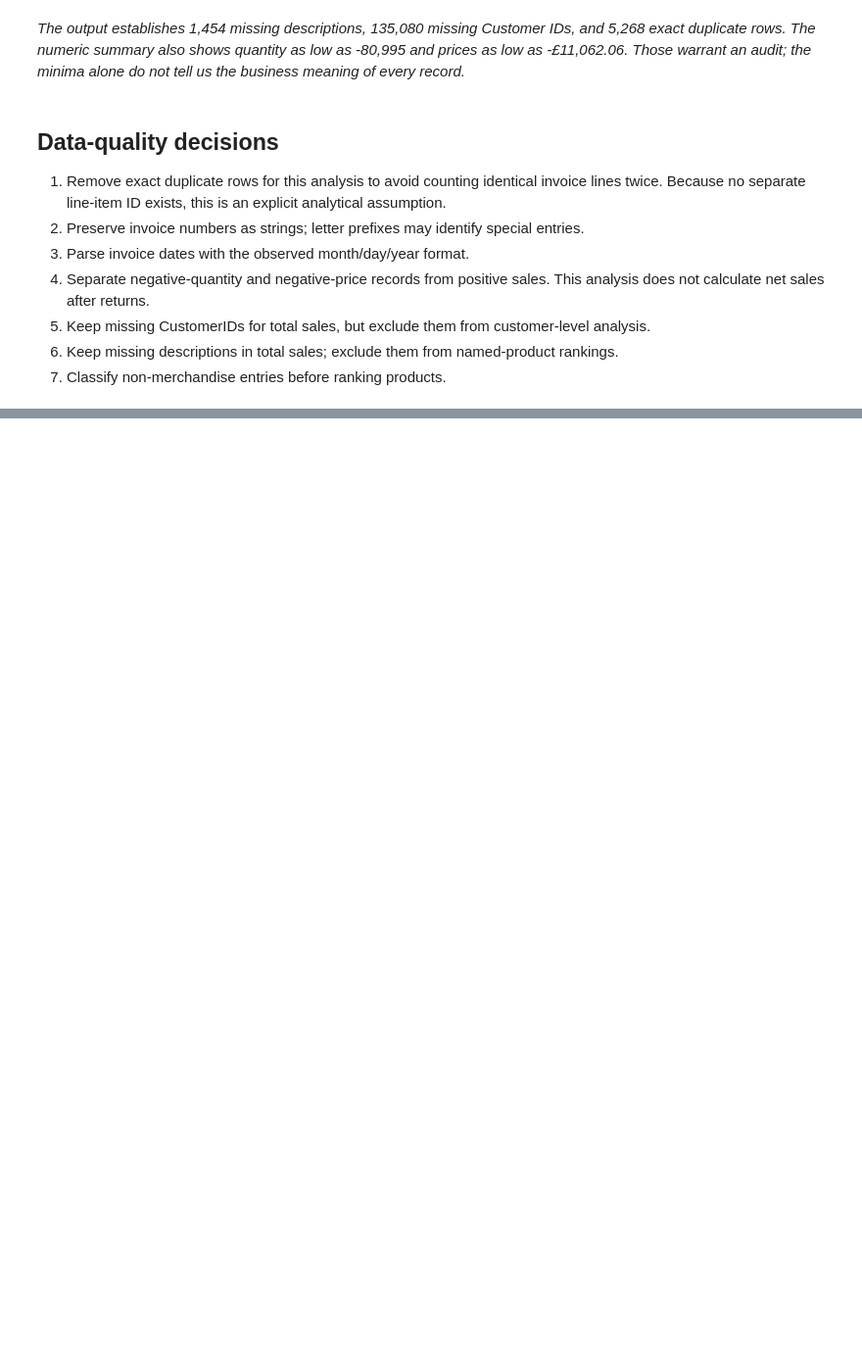
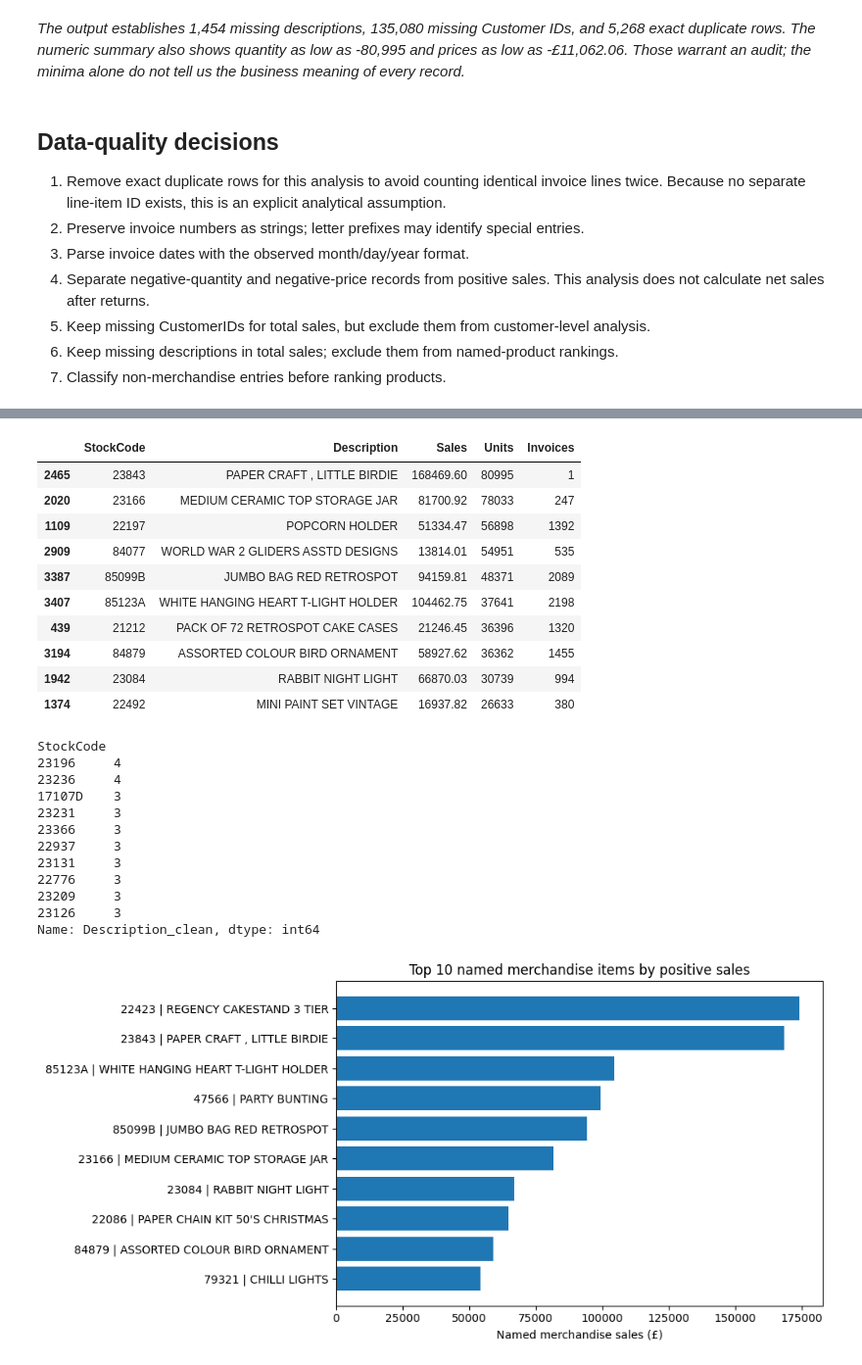
Before and after one commit to Tomisin510/BuildLabs_Internship_with_Nexus_Fellowship, a Jupyter notebook: Task-1-Ecommerce-EDA/Task_1.ipynb, the cells around one changed output, grey strips where cells are left out. Shown at 98% size. Drawn from its saved outputs; the diff is of its cells as text; code cells hidden in the pictures; blank space fills up the shorter version.

```diff
--- a/Task-1-Ecommerce-EDA/Task_1.ipynb
+++ b/Task-1-Ecommerce-EDA/Task_1.ipynb
@@ -1667,0 +484,35 @@ df_clean[df_clean['Description'].str.startswith("FRENCH PAISLEY", na=False)]
+# %%
+products = (
+    merchandise.groupby("StockCode", dropna=False)
+    .agg(
+        Description=("Description_clean", lambda s: s.mode().iat[0]),
+        Sales=("LineSales", "sum"),
+        Units=("Quantity", "sum"),
+        Invoices=("InvoiceNo", "nunique"),
+    )
+    .reset_index()
+)
+
+display(products.nlargest(10, "Sales"))
+display(products.nlargest(10, "Units"))
+
+# Investigate item codes associated with several cleaned descriptions.
+description_variants = (
+    merchandise.groupby("StockCode")["Description_clean"]
+    .nunique().sort_values(ascending=False)
+)
+display(description_variants.head(10))
+
+top_products = products.nlargest(10, "Sales").sort_values("Sales")
+
+fig, ax = plt.subplots(figsize=(10, 5))
+ax.barh(
+    top_products["StockCode"] + " | " + top_products["Description"],
+    top_products["Sales"],
+)
+ax.set_title("Top 10 named merchandise items by positive sales")
+ax.set_xlabel("Named merchandise sales (£)")
+ax.set_ylabel("")
+plt.tight_layout()
+plt.show()
+# %% [output]
@@ -1667,0 +530,24 @@ df_clean[df_clean['Description'].str.startswith("FRENCH PAISLEY", na=False)]
+|  | StockCode | Description | Sales | Units | Invoices |
+| 2465 | 23843 | PAPER CRAFT , LITTLE BIRDIE | 168469.60 | 80995 | 1 |
+| 2020 | 23166 | MEDIUM CERAMIC TOP STORAGE JAR | 81700.92 | 78033 | 247 |
+| 1109 | 22197 | POPCORN HOLDER | 51334.47 | 56898 | 1392 |
+| 2909 | 84077 | WORLD WAR 2 GLIDERS ASSTD DESIGNS | 13814.01 | 54951 | 535 |
+| 3387 | 85099B | JUMBO BAG RED RETROSPOT | 94159.81 | 48371 | 2089 |
+| 3407 | 85123A | WHITE HANGING HEART T-LIGHT HOLDER | 104462.75 | 37641 | 2198 |
+| 439 | 21212 | PACK OF 72 RETROSPOT CAKE CASES | 21246.45 | 36396 | 1320 |
+| 3194 | 84879 | ASSORTED COLOUR BIRD ORNAMENT | 58927.62 | 36362 | 1455 |
+| 1942 | 23084 | RABBIT NIGHT LIGHT | 66870.03 | 30739 | 994 |
+| 1374 | 22492 | MINI PAINT SET VINTAGE | 16937.82 | 26633 | 380 |
+StockCode
+23196     4
+23236     4
+17107D    3
+23231     3
+23366     3
+22937     3
+23131     3
+22776     3
+23209     3
+23126     3
+Name: Description_clean, dtype: int64
+[figure, added]
```
Also changed, not shown: parts of 130 cells of this notebook.
